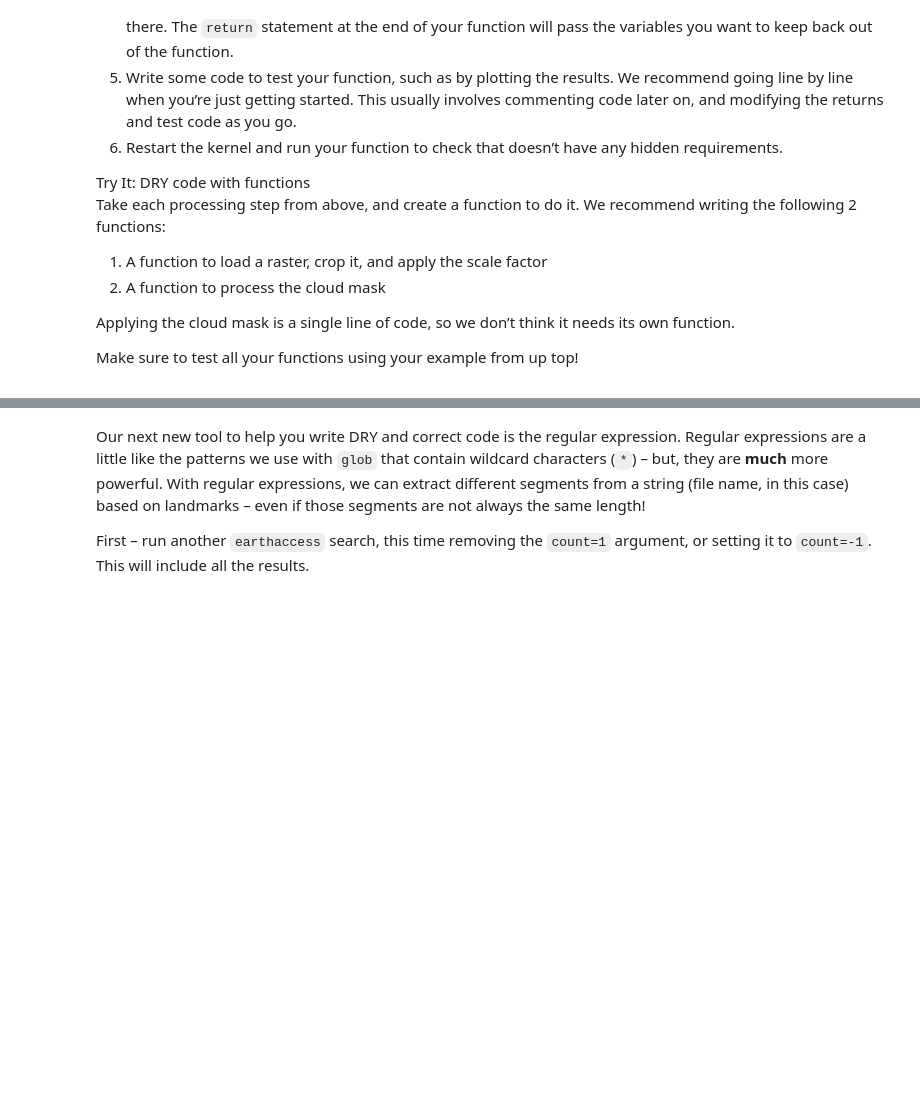
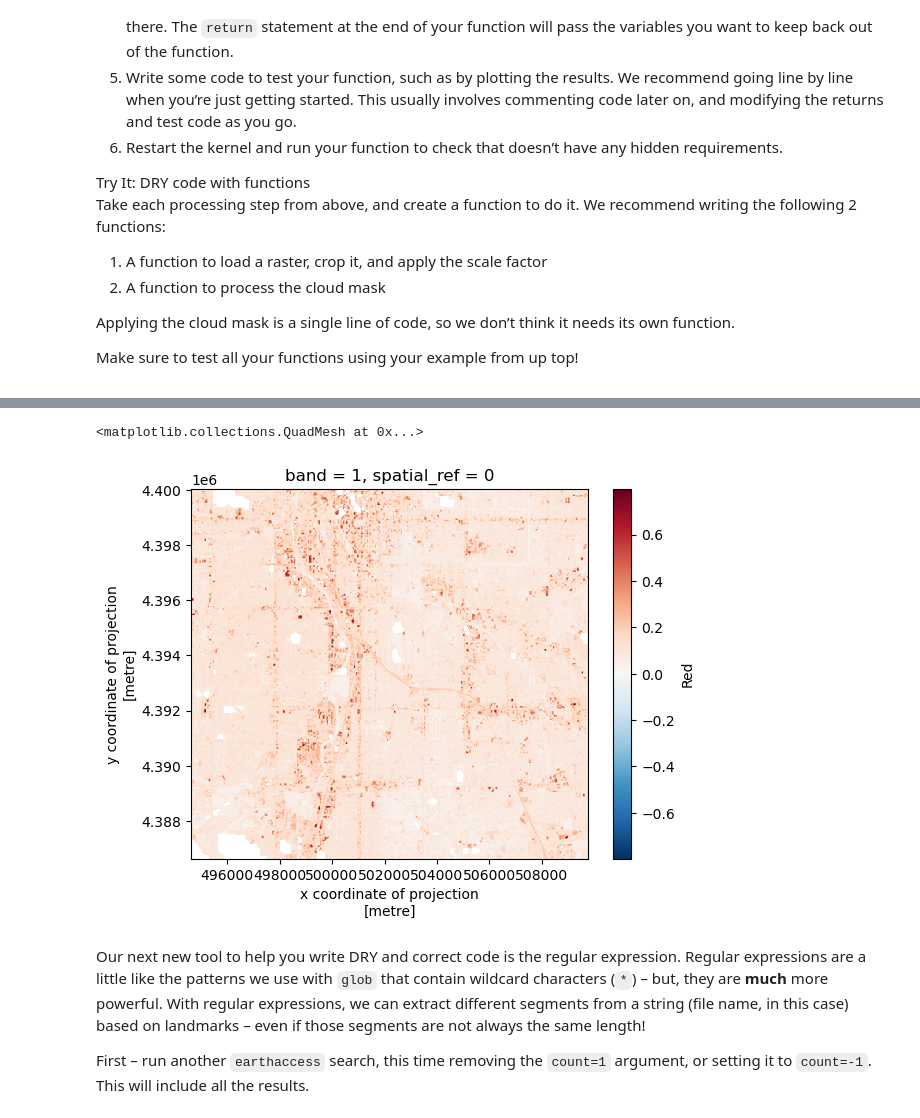
Before and after one commit to earthlab-education/fundamentals-04-redlining-byandell, a Jupyter notebook: notebooks/redlining-92-bulk-download.ipynb, the cells around one changed output, grey strips where cells are left out. Drawn from its saved outputs; the diff is of its cells as text; code cells hidden in the pictures; blank space fills up the shorter version.

```diff
--- a/notebooks/redlining-92-bulk-download.ipynb
+++ b/notebooks/redlining-92-bulk-download.ipynb
@@ -187,6 +202,16 @@ def process_cloud_mask(cloud_uri, bounds_gdf, bits_to_mask):
 #     denver_redlining_gdf,
 #     [1, 2, 3, 5])
 # blue_da.where(denver_cloud_mask).plot()
+# %%
+blue_da = process_image(denver_files[1], denver_redlining_gdf)
+denver_cloud_mask = process_cloud_mask(
+    denver_files[-1],
+    denver_redlining_gdf,
+    [1, 2, 3, 5])
+blue_da.where(denver_cloud_mask).plot()
+# %% [output]
+<matplotlib.collections.QuadMesh at 0x...>
+[figure, added]
 # %% [markdown]
 Our next new tool to help you write DRY and correct code is the regular
 expression. Regular expressions are a little like the patterns we use
```
Also changed, not shown: parts of 3 cells of this notebook, 2 other files.
